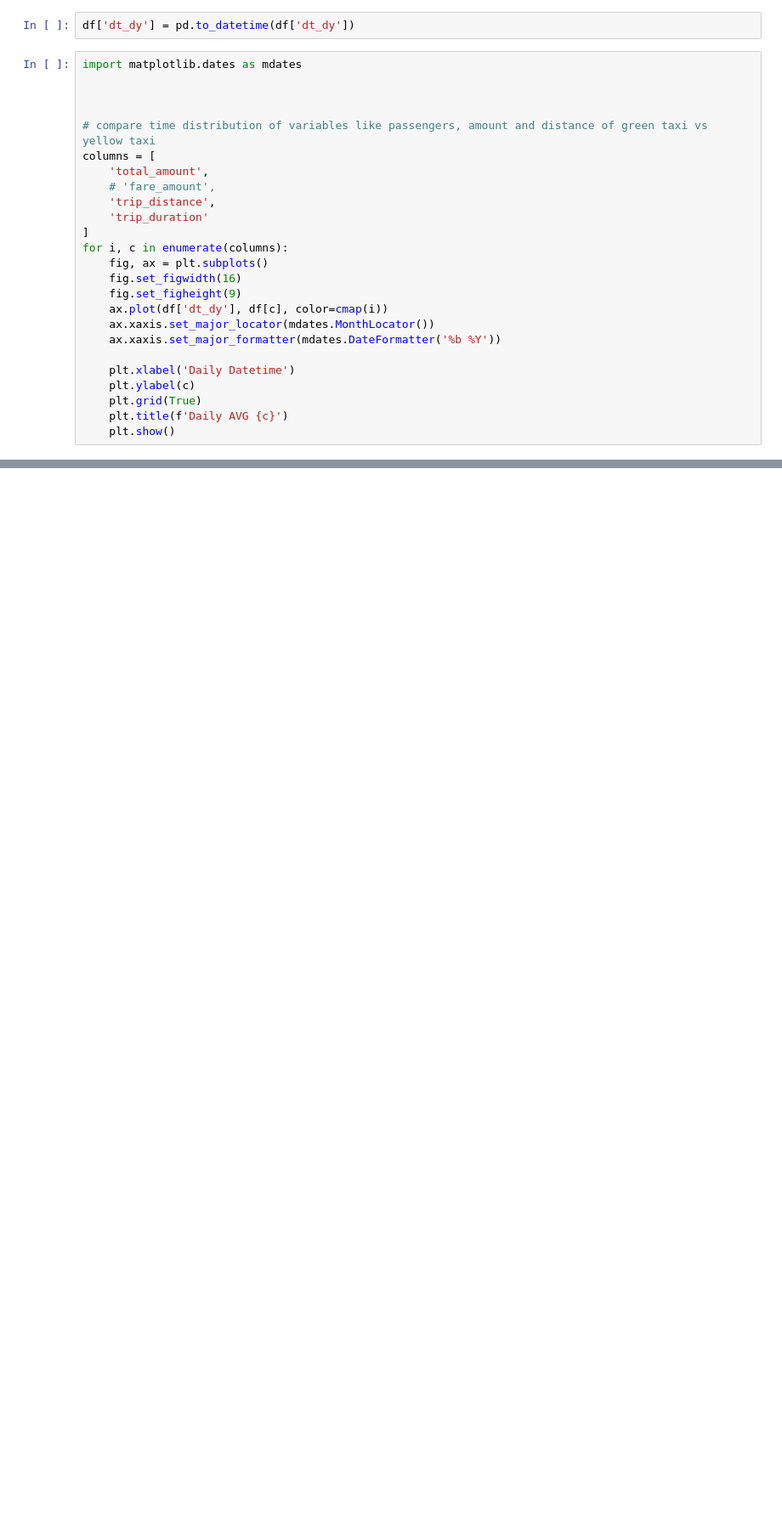
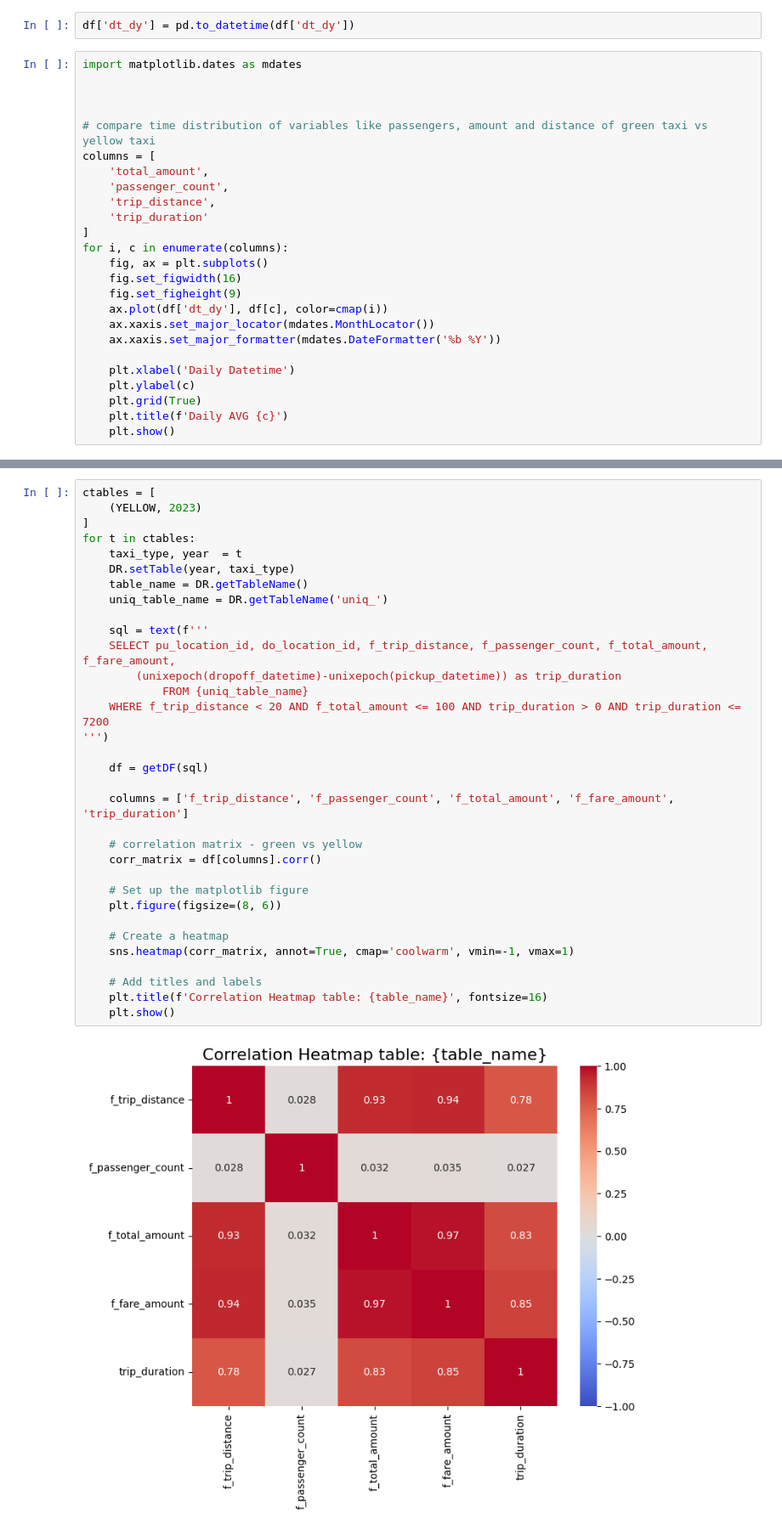
Before and after one commit to IshMakwana/DSCapstone, a Jupyter notebook: eda_charts.ipynb, the cells around one changed output, grey strips where cells are left out. Shown at 85% size. Drawn from its saved outputs; the diff is of its cells as text; blank space fills up the shorter version.

```diff
--- a/eda_charts.ipynb
+++ b/eda_charts.ipynb
@@ -177,7 +257,7 @@ import matplotlib.dates as mdates
 # compare time distribution of variables like passengers, amount and distance of green taxi vs yellow taxi
 columns = [
     'total_amount',
-    # 'fare_amount',
+    'passenger_count',
     'trip_distance',
     'trip_duration'
 ]
@@ -198,3 +278,38 @@ for i, c in enumerate(columns):
 [figure]
 [figure]
 [figure]
+# %%
+ctables = [
+    (YELLOW, 2023)
+]
+for t in ctables:
+    taxi_type, year  = t
+    DR.setTable(year, taxi_type)
+    table_name = DR.getTableName()
+    uniq_table_name = DR.getTableName('uniq_')
+
+    sql = text(f'''
+    SELECT pu_location_id, do_location_id, f_trip_distance, f_passenger_count, f_total_amount, f_fare_amount,
+        (unixepoch(dropoff_datetime)-unixepoch(pickup_datetime)) as trip_duration
+            FROM {uniq_table_name}
+    WHERE f_trip_distance < 20 AND f_total_amount <= 100 AND trip_duration > 0 AND trip_duration <= 7200
+''')
+
+    df = getDF(sql)
+
+    columns = ['f_trip_distance', 'f_passenger_count', 'f_total_amount', 'f_fare_amount', 'trip_duration']
+
+    # correlation matrix - green vs yellow
+    corr_matrix = df[columns].corr()
+
+    # Set up the matplotlib figure
+    plt.figure(figsize=(8, 6))
+
+    # Create a heatmap
+    sns.heatmap(corr_matrix, annot=True, cmap='coolwarm', vmin=-1, vmax=1)
+
+    # Add titles and labels
+    plt.title(f'Correlation Heatmap table: {table_name}', fontsize=16)
+    plt.show()
+# %% [output]
+[figure, added]
```
Also changed, not shown: parts of 6 cells of this notebook, 6 other files.
